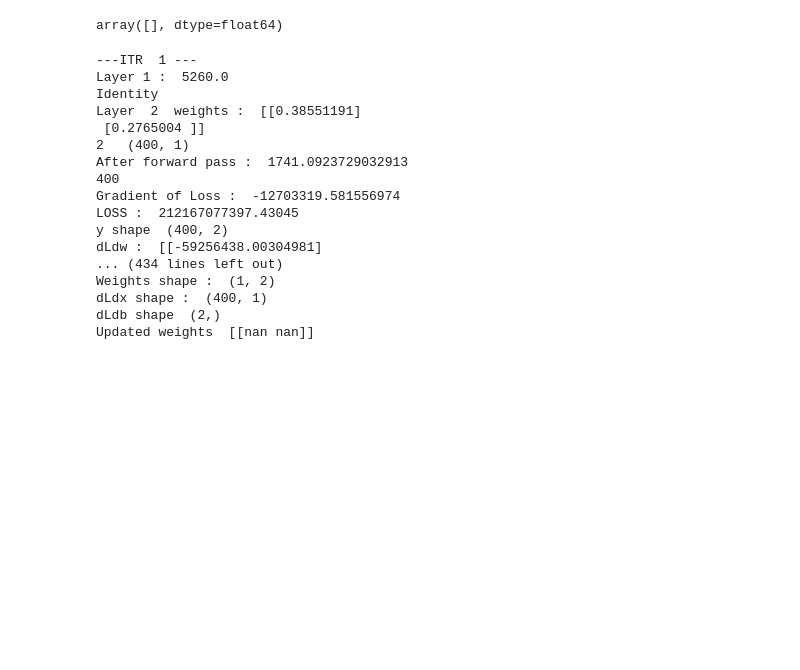
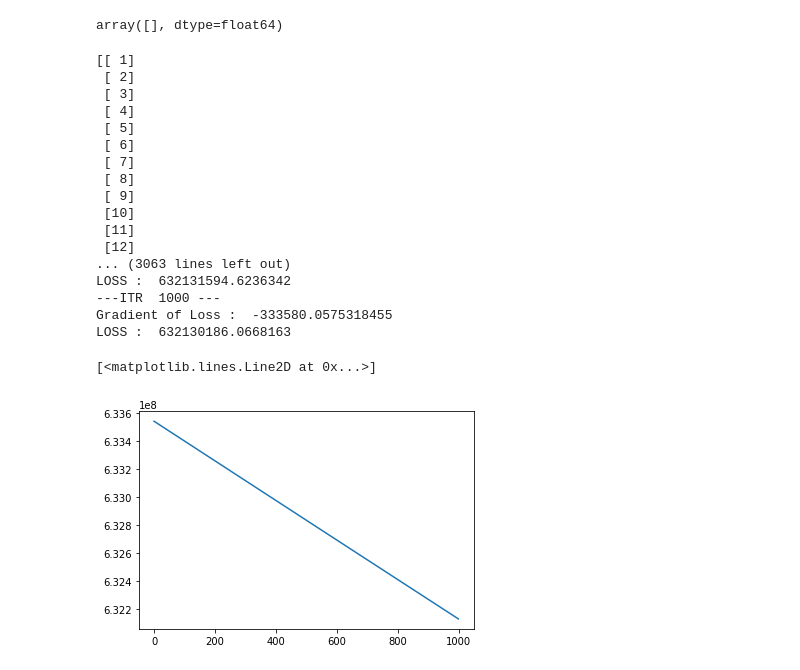
Before and after one commit to js0753/NeuralNetScratch, a Jupyter notebook: NNBP.ipynb, the cells around one changed output. Drawn from its saved outputs; the diff is of its cells as text; code cells hidden in the pictures; blank space fills up the shorter version.

```diff
--- a/NNBP.ipynb
+++ b/NNBP.ipynb
@@ -251,22 +266,23 @@ net.Layers[0].in_weights
 # %% [output]
 array([], dtype=float64)
 # %%
-net.BackPropogation(Xtrain,ytrain,max_iter=15)
+losses=[]
+net.BackPropogation(Xtrain,ytrain,alpha=1e-6,max_iter=1000)
 # %% [output]
----ITR  1 ---
-Layer 1 :  5260.0
-Identity
-Layer  2  weights :  [[0.38551191]
- [0.2765004 ]]
-2   (400, 1)
-After forward pass :  1741.0923729032913
-400
-Gradient of Loss :  -12703319.581556974
-LOSS :  212167077397.43045
-y shape  (400, 2)
-dLdw :  [[-59256438.00304981]
-... (434 lines left out)
-Weights shape :  (1, 2)
-dLdx shape :  (400, 1)
-dLdb shape  (2,)
-Updated weights  [[nan nan]]
+[[ 1]
+ [ 2]
+ [ 3]
+ [ 4]
+ [ 5]
+ [ 6]
+ [ 7]
+ [ 8]
+ [ 9]
+ [10]
+ [11]
+ [12]
+... (3063 lines left out)
+LOSS :  632131594.6236342
+---ITR  1000 ---
+Gradient of Loss :  -333580.0575318455
+LOSS :  632130186.0668163
@@ -275,3 +289,8 @@ plt.plto(losse)
+# %%
+plt.plot(losses)
+# %% [output]
+[<matplotlib.lines.Line2D at 0x...>]
+[figure, added]
 # %%
 net.Layers[1].in_weights
 # %% [output]
```
Also changed, not shown: parts of 17 cells of this notebook.
